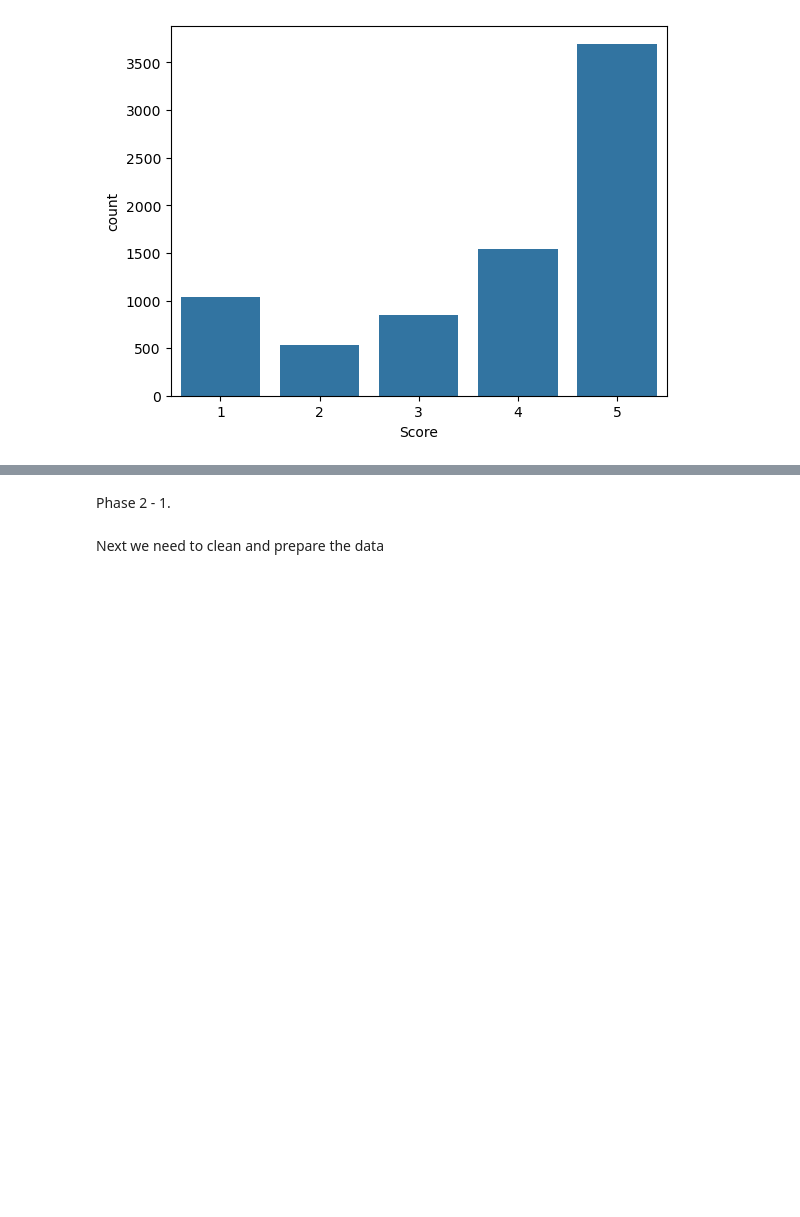
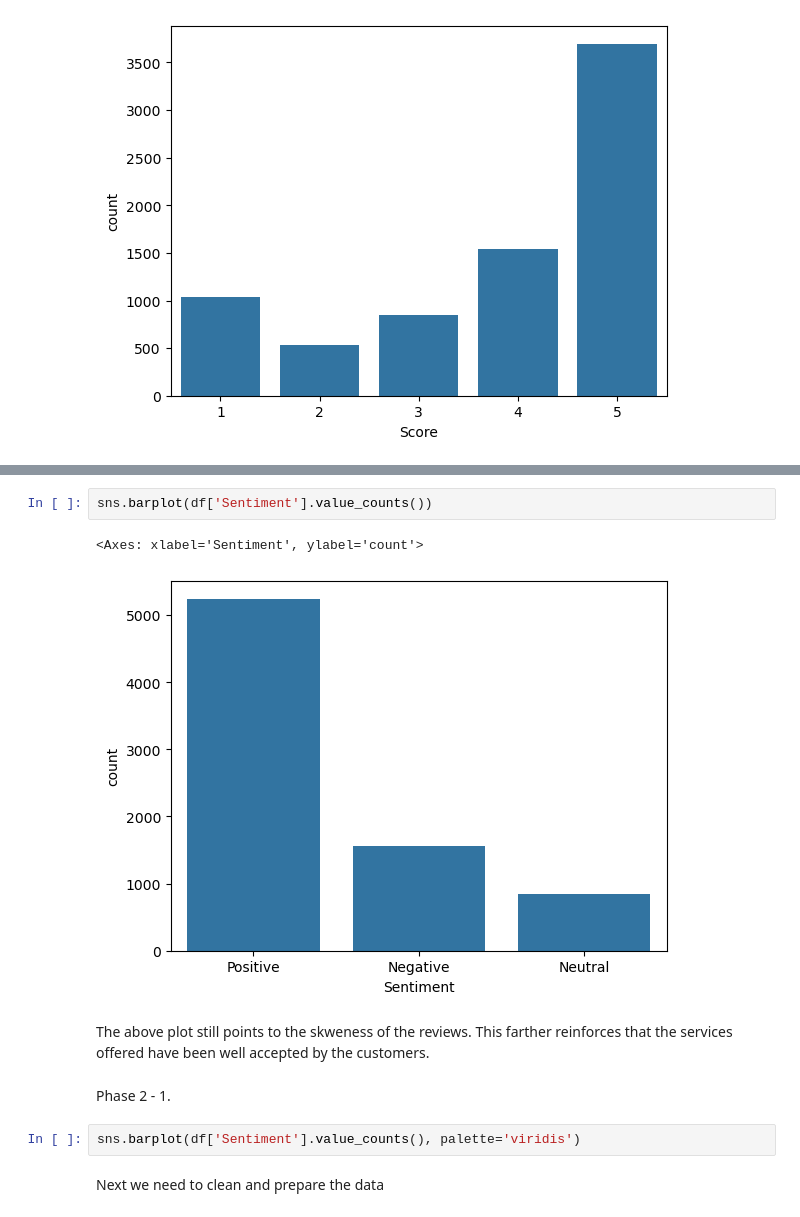
Before and after one commit to kdizz/Group9Phase4, a Jupyter notebook: Main project.ipynb, the cells around one changed output, grey strips where cells are left out. Saved outputs shown, nothing was run; the diff lists cells and outputs as text; blank space fills up the shorter version.

Commit message:
visualizations for the score and sentiments analysis done

```diff
--- a/Main project.ipynb
+++ b/Main project.ipynb
@@ -138,8 +143,17 @@ df.head()
 | 2 | 18727 | B000FFRU3U | A3K7XR1T8LBTB | K. Frappier | 9 | 9 | 5 | ... |
 | 3 | 36130 | B000FBQ594 | A2GJSO5UUMNLX0 | Sunny | 1 | 1 | 5 | ... |
 | 4 | 3304 | B005K4Q1VI | A1TOW634MZ0ELQ | kathyallen45 | 0 | 0 | 5 | ... |
+# %%
+sns.barplot(df['Sentiment'].value_counts())
+# %% [output]
+<Axes: xlabel='Sentiment', ylabel='count'>
+[figure, added]
+# %% [markdown]
+The above plot still points to the skweness of the reviews. This farther reinforces that the services offered have been well accepted by the customers.
 # %% [markdown]
 Phase 2 - 1.
+# %%
+sns.barplot(df['Sentiment'].value_counts(), palette='viridis')
 # %% [markdown]
 Next we need to clean and prepare the data
 # %%
```
Also changed, not shown: parts of 2 cells of this notebook.
